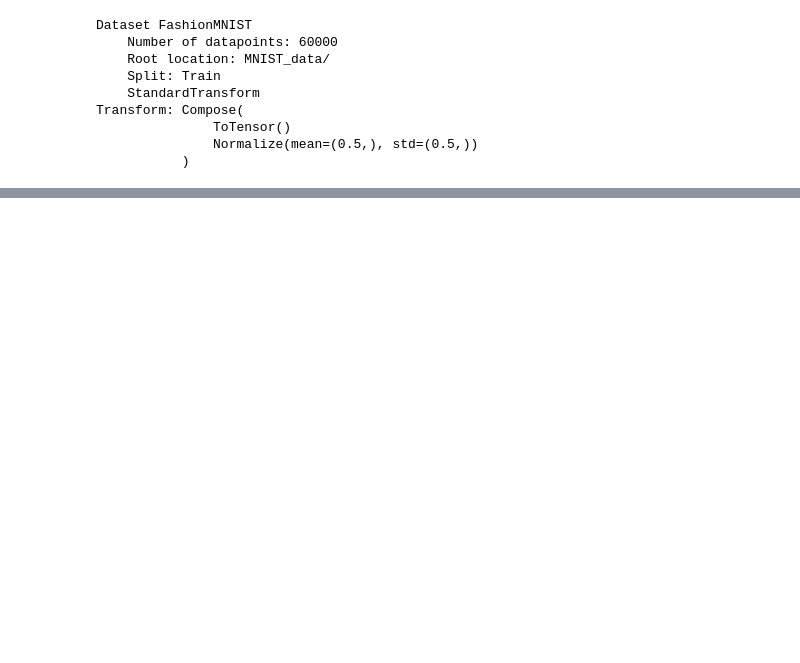
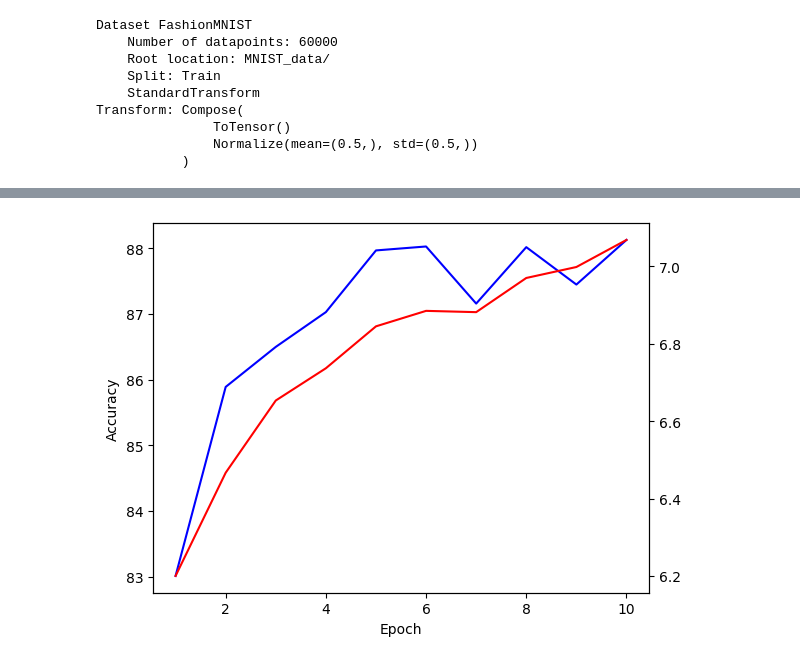
Before and after one commit to blacky0409/Ingong_MidtermExam, a Jupyter notebook: 중간과제_201920778_이승윤_ResNet.ipynb, the cells around one changed output, grey strips where cells are left out. Saved outputs shown, nothing was run; the diff lists cells and outputs as text; code cells hidden in the pictures; blank space fills up the shorter version.

```diff
--- a/중간과제_201920778_이승윤_ResNet.ipynb
+++ b/중간과제_201920778_이승윤_ResNet.ipynb
@@ -83,14 +99,14 @@ class BasicBlock(nn.Module):
         return out
 # %%
 class Bottleneck(nn.Module):
-    expansion = 2
+    expansion = 4
 
     def __init__(self, inplanes, planes, stride=1, downsample=None, groups=1,
                  base_width=64, norm_layer=nn.BatchNorm2d):
         super().__init__()
 
         # ResNext
-      # width = int(planes * (base_width / 64.)) * groups
+       # width = int(planes * (base_width / 64.)) * groups
         width = planes
 
         self.conv1 = conv1x1(inplanes, width)
@@ -344,7 +363,7 @@ Parameters: 23.52 M
 #ResNeXt
 torch.cuda.empty_cache()
 start = time.time()
-model = ResNet(Bottleneck,[3,4,6,3],groups=16)
+model = ResNet(Bottleneck,[3,4,6,3],groups=32)
 train_acc = []
 test_acc = []
 
@@ -379,3 +398,4 @@ plt.plot([i for i in range(1,len(test_acc)+1)], test_acc, color ="blue")
 a = plt.twinx()
 a.plot([i for i in range(1,len(train_acc)+1)], train_acc, color = "red")
 plt.show()
+# %% [output]
@@ -381,0 +431 @@ plt.show()
+[figure, added]
```
Also changed, not shown: parts of 4 cells of this notebook.
